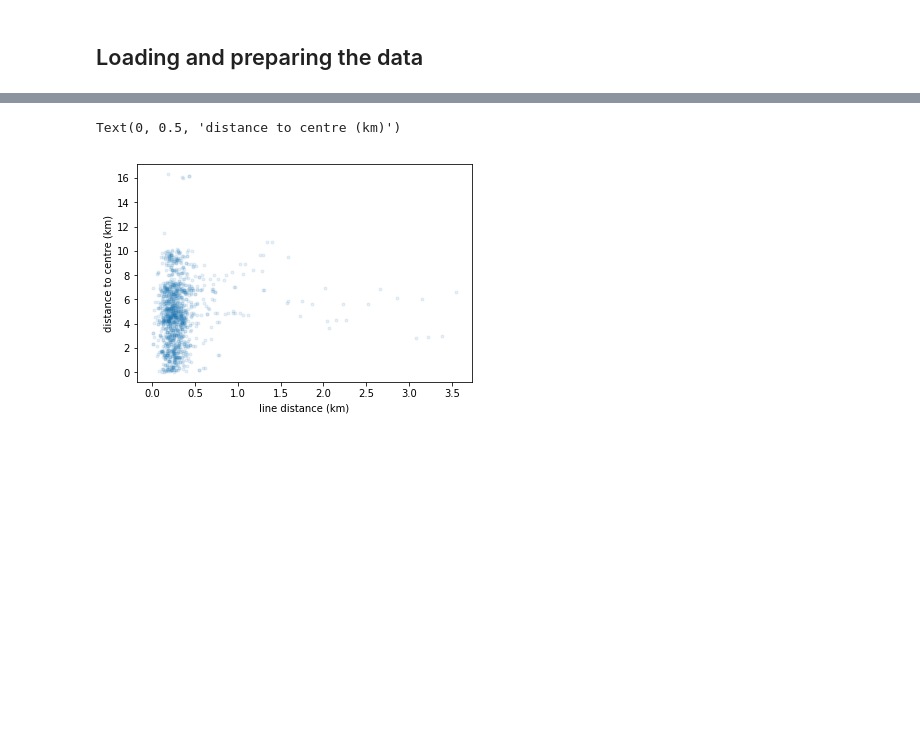
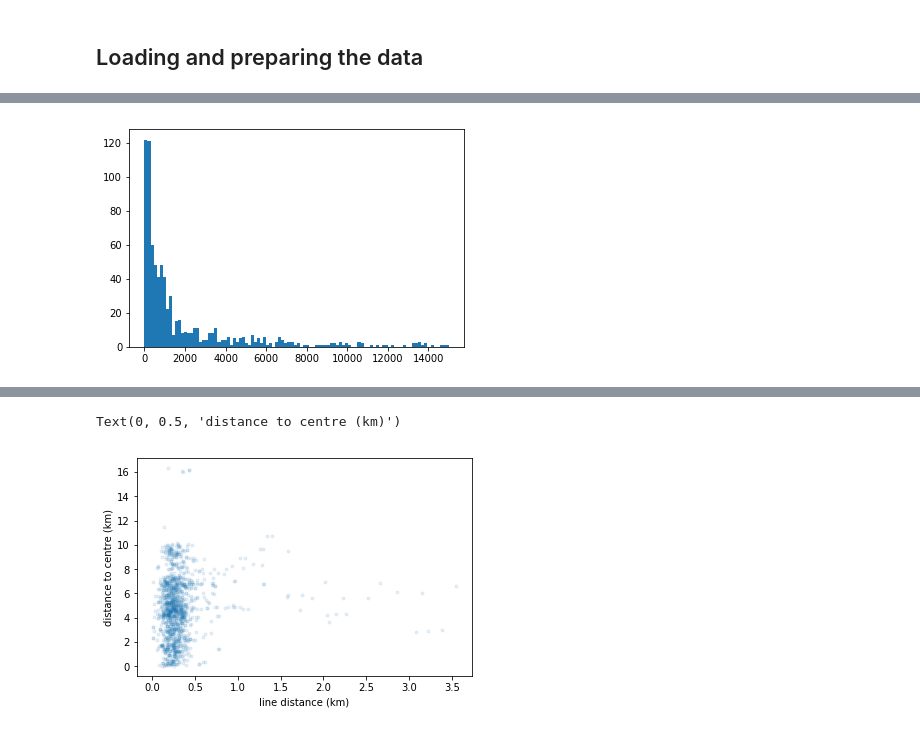
Before and after one commit to gingertom/buses, a Jupyter notebook: Data Exploration/IEA/just segments.ipynb, the cells around one changed output, grey strips where cells are left out. Cells and saved outputs as stored; diff of their text form; code cells hidden in the pictures; blank space fills up the shorter version.

```diff
--- a/Data Exploration/IEA/just segments.ipynb
+++ b/Data Exploration/IEA/just segments.ipynb
@@ -49,3 +93,7 @@ print(stop_events.shape)
+# %%
+plt.hist(stop_events['patternId'].value_counts(), bins=100, range=(0,15000));
+# %% [output]
+[figure, added]
 # %%
 just_segments = stop_events.drop_duplicates(subset=['segment_code'])
 # %%
```
Also changed, not shown: parts of 20 cells of this notebook.
